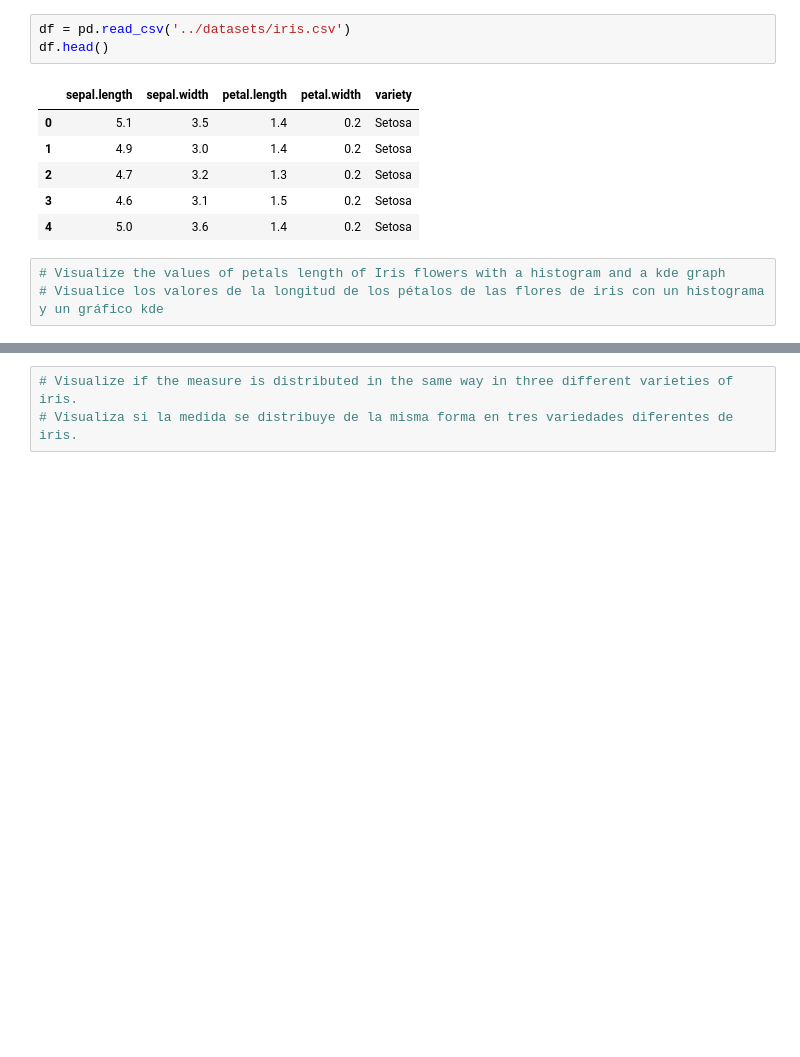
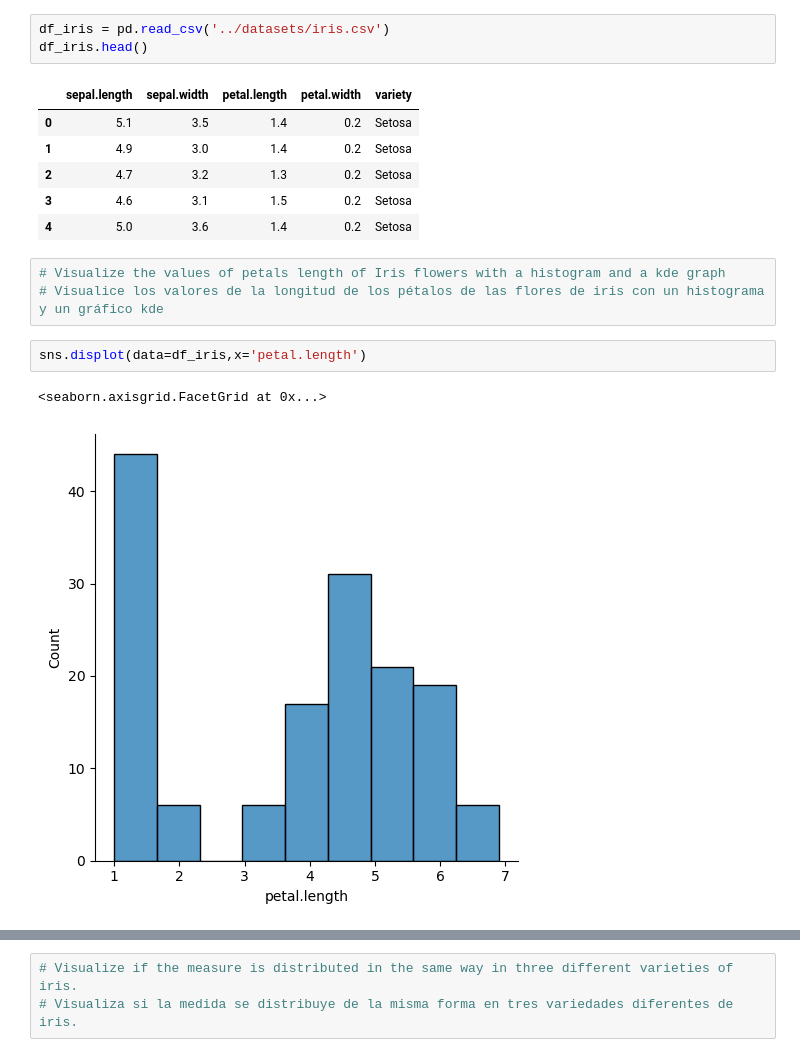
Before and after one commit to Maitlla/Sistemas_BD, a Jupyter notebook: analytics/03_distributions-exercise.ipynb, the cells around one changed output, grey strips where cells are left out. Cells and saved outputs as stored; diff of their text form; blank space fills up the shorter version.

```diff
--- a/analytics/03_distributions-exercise.ipynb
+++ b/analytics/03_distributions-exercise.ipynb
@@ -64,8 +64,8 @@ iris.csv
 
 https://www.kaggle.com/uciml/iris
 # %%
-df = pd.read_csv('../datasets/iris.csv')
-df.head()
+df_iris = pd.read_csv('../datasets/iris.csv')
+df_iris.head()
 # %% [output]
 |  | sepal.length | sepal.width | petal.length | petal.width | variety |
 | 0 | 5.1 | 3.5 | 1.4 | 0.2 | Setosa |
@@ -76,3 +76,8 @@ df.head()
 # %%
 # Visualize the values of petals length of Iris flowers with a histogram and a kde graph
 # Visualice los valores de la longitud de los pétalos de las flores de iris con un histograma y un gráfico kde
+# %%
+sns.displot(data=df_iris,x='petal.length')
+# %% [output]
+<seaborn.axisgrid.FacetGrid at 0x...>
+[figure, added]
```
Also changed, not shown: parts of 7 cells of this notebook, 3 other files.
